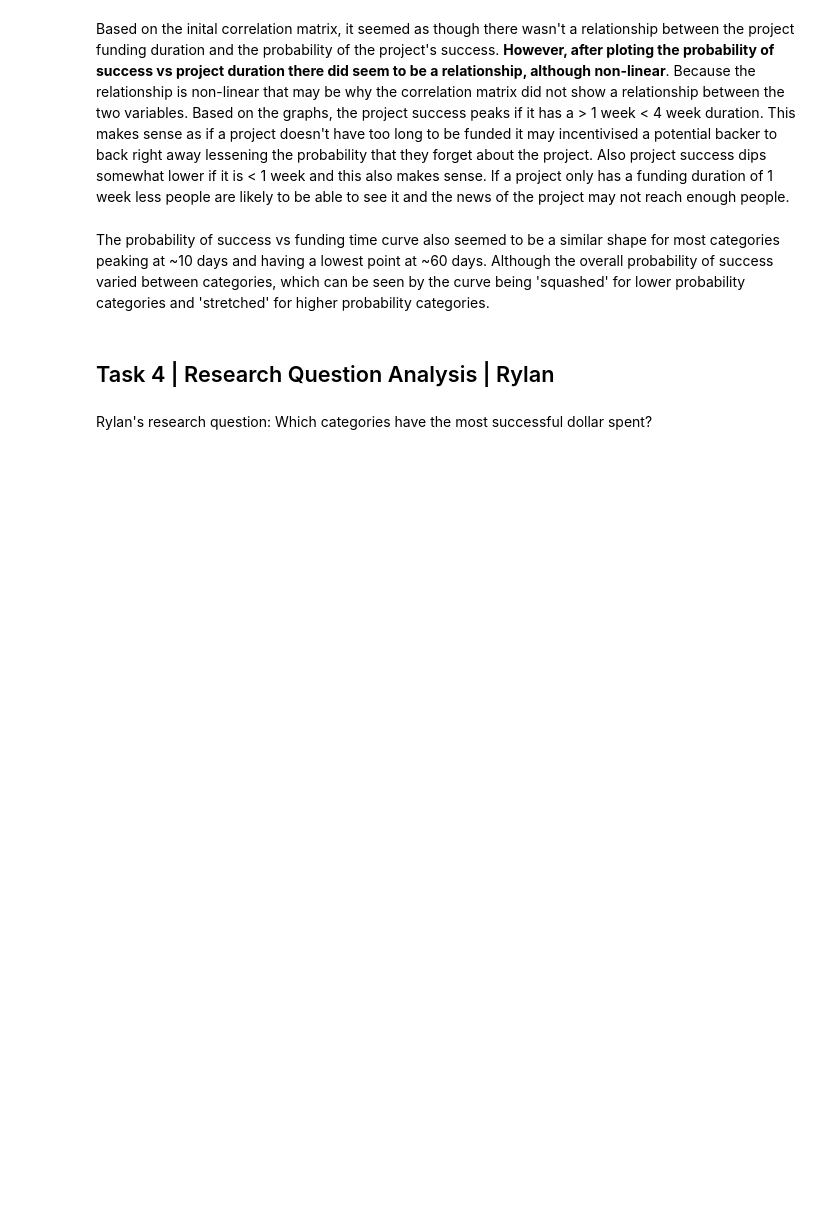
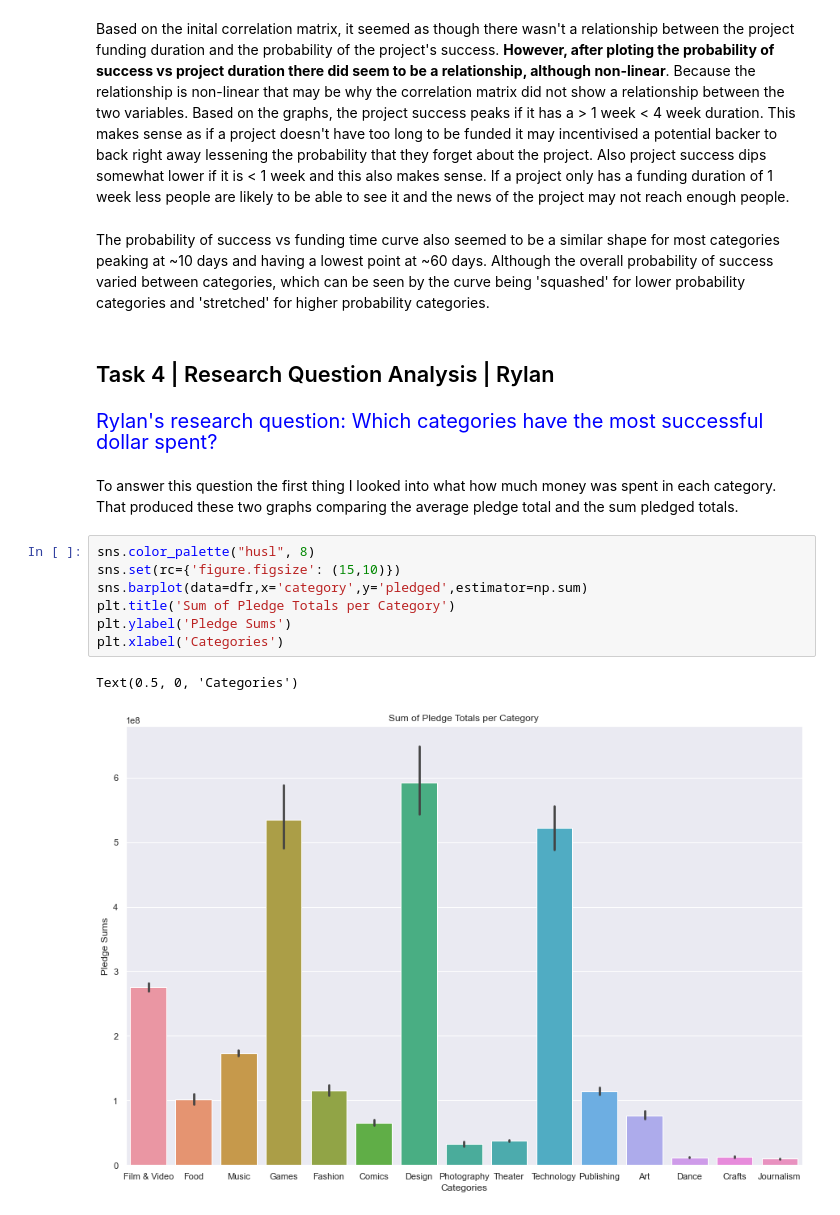
Before and after one commit to data301-2021-summer2/project-group46-project, a Jupyter notebook: analysis/submitted/Final.ipynb, the cells around one changed output. Cells and saved outputs as stored; diff of their text form; blank space fills up the shorter version.

Commit message:
Finish Rylan analysis

```diff
--- a/analysis/submitted/Final.ipynb
+++ b/analysis/submitted/Final.ipynb
@@ -224,4 +291,16 @@ The probability of success vs funding time curve also seemed to be a similar sha
 # %% [markdown]
 ## Task 4 | Research Question Analysis | Rylan
 # %% [markdown]
-Rylan's research question: Which categories have the most successful dollar spent?
+<div style='color:blue; font-size:15pt'>Rylan's research question: Which categories have the most successful dollar spent?</div>
+# %% [markdown]
+To answer this question the first thing I looked into what how much money was spent in each category. That produced these two graphs comparing the average pledge total and the sum pledged totals.
+# %%
+sns.color_palette("husl", 8)
+sns.set(rc={'figure.figsize': (15,10)})
+sns.barplot(data=dfr,x='category',y='pledged',estimator=np.sum)
+plt.title('Sum of Pledge Totals per Category')
+plt.ylabel('Pledge Sums')
+plt.xlabel('Categories')
+# %% [output]
+Text(0.5, 0, 'Categories')
+[figure, added]
```
Also changed, not shown: parts of 27 cells of this notebook.
